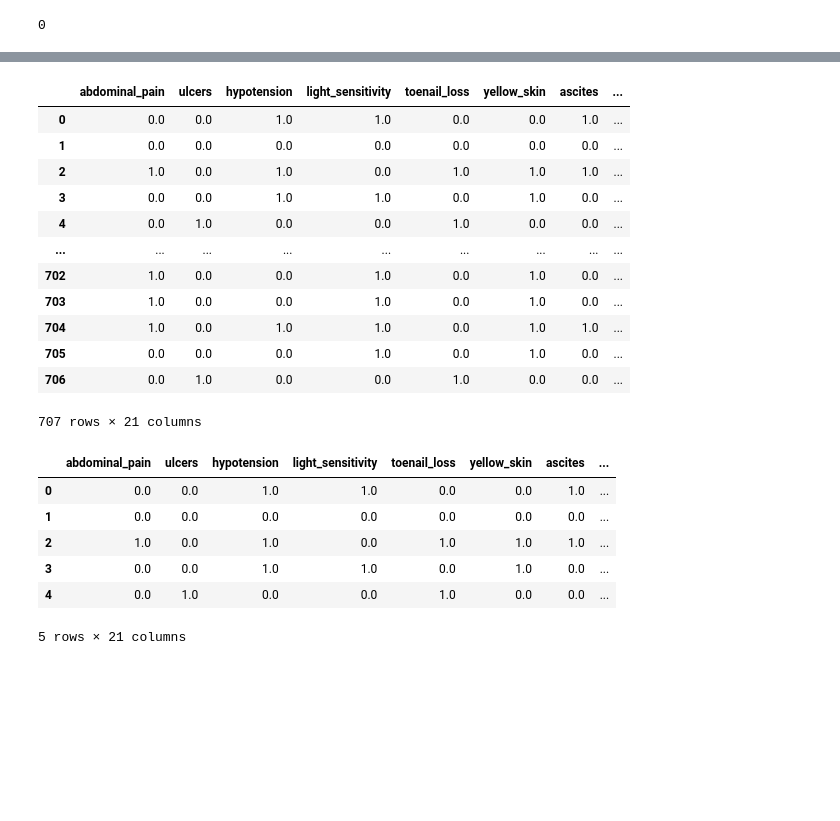
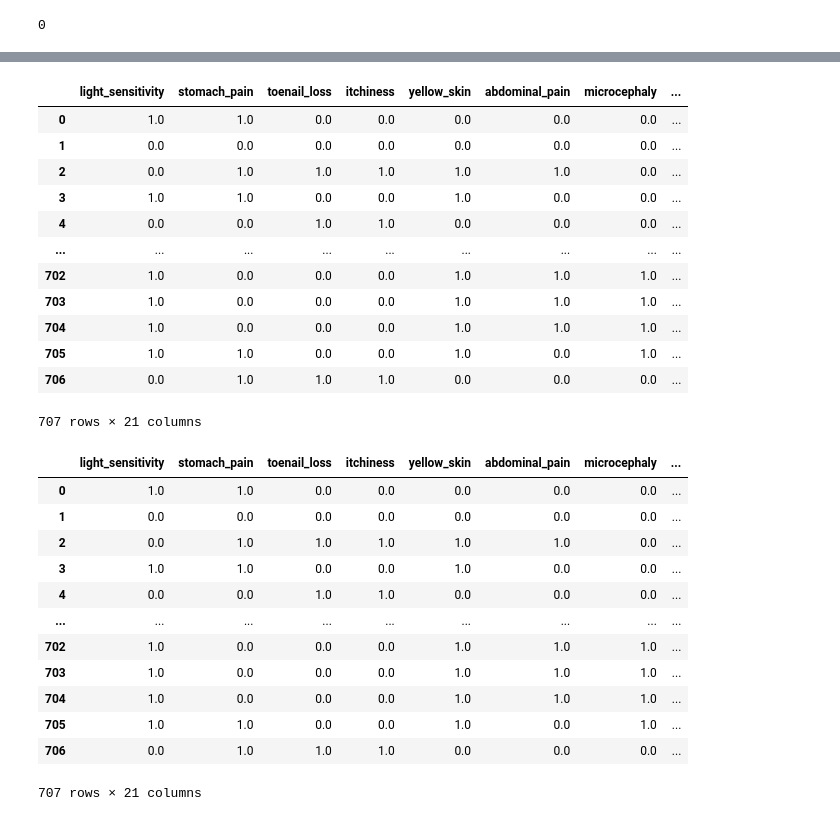
Before and after one commit to fruizg/ReconocimientoDePatrones, a Jupyter notebook: Challenges/Challenge3/Challenge3.ipynb, the cells around one changed output, grey strips where cells are left out. Drawn from its saved outputs; the diff is of its cells as text; code cells hidden in the pictures; blank space fills up the shorter version.

```diff
--- a/Challenges/Challenge3/Challenge3.ipynb
+++ b/Challenges/Challenge3/Challenge3.ipynb
@@ -130,0 +109,8 @@ x
+# %%
+x = df[["light_sensitivity", "stomach_pain", "toenail_loss", "itchiness", "yellow_skin",
+"abdominal_pain", "microcephaly", "weight_loss", "ulcers", "yellow_eyes", "loss_of_appetite",
+"prostraction", "slow_heart_rate", "finger_inflammation", "confusion", "skin_lesions", "jaundice",
+"coma", "urination_loss", "ascites"]]
+y = df [["prognosis"]]
+
+x
@@ -131,37 +131,42 @@ x
 # %%
-df_new=pd.concat([pd.DataFrame(x,columns=["abdominal_pain", "ulcers", "hypotension", "light_sensitivity",
-"toenail_loss", "yellow_skin", "ascites", "digestion_trouble",
-"itchiness", "stomach_pain", "weakness", "slow_heart_rate",
-"microcephaly", "urination_loss", "weight_loss", "neck_pain",
-"loss_of_appetite", "anemia", "breathing_restriction", "facial_distortion"]),pd.DataFrame(y,columns=['prognosis'])],axis=1)
+df_new=pd.concat([pd.DataFrame(x,columns=["light_sensitivity", "stomach_pain", "toenail_loss", "itchiness", "yellow_skin",
+"abdominal_pain", "microcephaly", "weight_loss", "ulcers", "yellow_eyes", "loss_of_appetite",
+"prostraction", "slow_heart_rate", "finger_inflammation", "confusion", "skin_lesions", "jaundice",
+"coma", "urination_loss", "ascites"]),pd.DataFrame(y,columns=['prognosis'])],axis=1)
 df_new
 # %% [output]
-|  | abdominal_pain | ulcers | hypotension | light_sensitivity | toenail_loss | yellow_skin | ascites | ... |
-| 0 | 0.0 | 0.0 | 1.0 | 1.0 | 0.0 | 0.0 | 1.0 | ... |
+|  | light_sensitivity | stomach_pain | toenail_loss | itchiness | yellow_skin | abdominal_pain | microcephaly | ... |
+| 0 | 1.0 | 1.0 | 0.0 | 0.0 | 0.0 | 0.0 | 0.0 | ... |
 | 1 | 0.0 | 0.0 | 0.0 | 0.0 | 0.0 | 0.0 | 0.0 | ... |
-| 2 | 1.0 | 0.0 | 1.0 | 0.0 | 1.0 | 1.0 | 1.0 | ... |
-| 3 | 0.0 | 0.0 | 1.0 | 1.0 | 0.0 | 1.0 | 0.0 | ... |
-| 4 | 0.0 | 1.0 | 0.0 | 0.0 | 1.0 | 0.0 | 0.0 | ... |
+| 2 | 0.0 | 1.0 | 1.0 | 1.0 | 1.0 | 1.0 | 0.0 | ... |
+| 3 | 1.0 | 1.0 | 0.0 | 0.0 | 1.0 | 0.0 | 0.0 | ... |
+| 4 | 0.0 | 0.0 | 1.0 | 1.0 | 0.0 | 0.0 | 0.0 | ... |
 | ... | ... | ... | ... | ... | ... | ... | ... | ... |
-| 702 | 1.0 | 0.0 | 0.0 | 1.0 | 0.0 | 1.0 | 0.0 | ... |
-| 703 | 1.0 | 0.0 | 0.0 | 1.0 | 0.0 | 1.0 | 0.0 | ... |
-| 704 | 1.0 | 0.0 | 1.0 | 1.0 | 0.0 | 1.0 | 1.0 | ... |
-| 705 | 0.0 | 0.0 | 0.0 | 1.0 | 0.0 | 1.0 | 0.0 | ... |
-| 706 | 0.0 | 1.0 | 0.0 | 0.0 | 1.0 | 0.0 | 0.0 | ... |
+| 702 | 1.0 | 0.0 | 0.0 | 0.0 | 1.0 | 1.0 | 1.0 | ... |
+| 703 | 1.0 | 0.0 | 0.0 | 0.0 | 1.0 | 1.0 | 1.0 | ... |
+| 704 | 1.0 | 0.0 | 0.0 | 0.0 | 1.0 | 1.0 | 1.0 | ... |
+| 705 | 1.0 | 1.0 | 0.0 | 0.0 | 1.0 | 0.0 | 1.0 | ... |
+| 706 | 0.0 | 1.0 | 1.0 | 1.0 | 0.0 | 0.0 | 0.0 | ... |
 707 rows × 21 columns
 # %%
 #Realizamos LabelEncoding para trabajar con variables categoricas
 from sklearn.preprocessing import LabelEncoder
 encoder = LabelEncoder()
 for col in df_new.columns:
     if df_new[col].dtype == 'object':
         df_new[col] = encoder.fit_transform(df_new[col].values) # realizamos un labelEncoding a la variable target
-df_new.head()
+df_new
 # %% [output]
-|  | abdominal_pain | ulcers | hypotension | light_sensitivity | toenail_loss | yellow_skin | ascites | ... |
-| 0 | 0.0 | 0.0 | 1.0 | 1.0 | 0.0 | 0.0 | 1.0 | ... |
+|  | light_sensitivity | stomach_pain | toenail_loss | itchiness | yellow_skin | abdominal_pain | microcephaly | ... |
+| 0 | 1.0 | 1.0 | 0.0 | 0.0 | 0.0 | 0.0 | 0.0 | ... |
 | 1 | 0.0 | 0.0 | 0.0 | 0.0 | 0.0 | 0.0 | 0.0 | ... |
-| 2 | 1.0 | 0.0 | 1.0 | 0.0 | 1.0 | 1.0 | 1.0 | ... |
-| 3 | 0.0 | 0.0 | 1.0 | 1.0 | 0.0 | 1.0 | 0.0 | ... |
-| 4 | 0.0 | 1.0 | 0.0 | 0.0 | 1.0 | 0.0 | 0.0 | ... |
+| 2 | 0.0 | 1.0 | 1.0 | 1.0 | 1.0 | 1.0 | 0.0 | ... |
+| 3 | 1.0 | 1.0 | 0.0 | 0.0 | 1.0 | 0.0 | 0.0 | ... |
+| 4 | 0.0 | 0.0 | 1.0 | 1.0 | 0.0 | 0.0 | 0.0 | ... |
+| ... | ... | ... | ... | ... | ... | ... | ... | ... |
+| 702 | 1.0 | 0.0 | 0.0 | 0.0 | 1.0 | 1.0 | 1.0 | ... |
+| 703 | 1.0 | 0.0 | 0.0 | 0.0 | 1.0 | 1.0 | 1.0 | ... |
+| 704 | 1.0 | 0.0 | 0.0 | 0.0 | 1.0 | 1.0 | 1.0 | ... |
+| 705 | 1.0 | 1.0 | 0.0 | 0.0 | 1.0 | 0.0 | 1.0 | ... |
+| 706 | 0.0 | 1.0 | 1.0 | 1.0 | 0.0 | 0.0 | 0.0 | ... |
-5 rows × 21 columns
+707 rows × 21 columns
```
Also changed, not shown: parts of 6 cells of this notebook.
